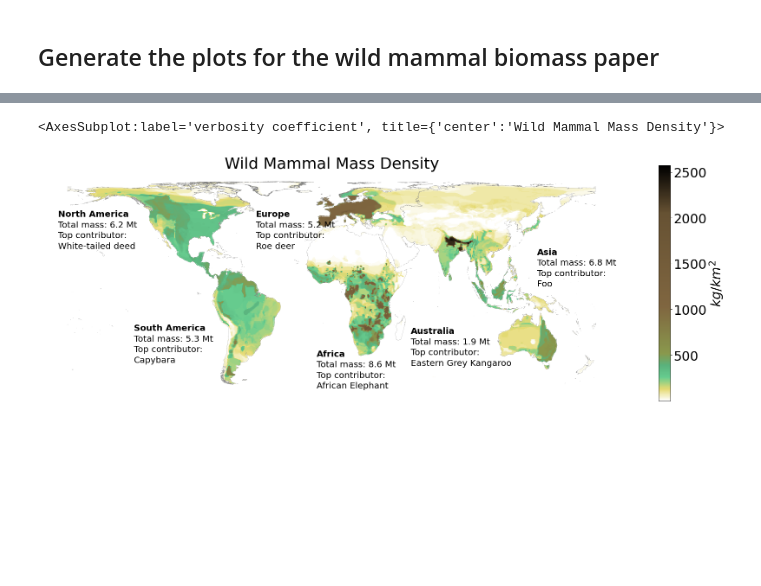
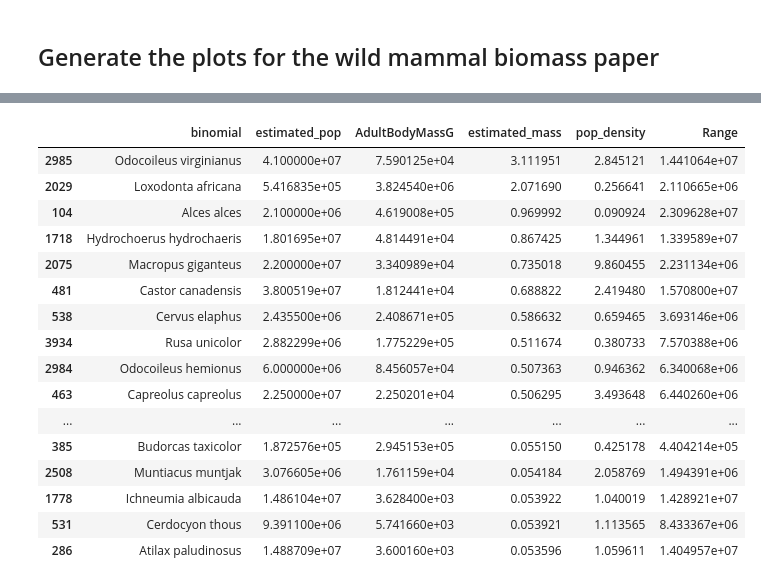
Before and after one commit to liorgreenspoon/land_mammal_biomass, a Jupyter notebook: Plots.ipynb, the cells around one changed output, grey strips where cells are left out. Drawn from its saved outputs; the diff is of its cells as text; code cells hidden in the pictures; blank space fills up the shorter version.

```diff
--- a/Plots.ipynb
+++ b/Plots.ipynb
@@ -20,6 +77,7 @@ font = {'weight': 'normal',
 plt.rc('font', **font)
 fig, ax = pyplot.subplots(1, 1)
 ax.axis('off')
+# path_effects=[pe.withStroke(linewidth=4, foreground="white")]
 # cmap = plt.cm.get_cmap('gist_earth').reversed()
 cmap = gen_custom_cmap()
 ax.set_label('verbosity coefficient')
@@ -27,14 +85,18 @@ ax.set_title('Wild Mammal Mass Density')
 base = gridded_mammal_mass.plot(column='total_mass_kg_km2' ,ax=ax, legend=True, cmap=cmap,
                          legend_kwds={'label': r"$kg/km^2$"})
 continents = ['North America','South America','Asia','Australia','Africa','Europe']
-top_conributors = ['White-tailed deed','Capybara','Foo','Eastern Grey Kangaroo','African Elephant','Roe deer']
+top_conributors = ['White-tailed deer','Capybara','Moose','Eastern Grey Kangaroo','African Elephant','Roe deer']
 total_mass = ['6.2','5.3','6.8','1.9','8.6','5.2']
-locations = [(-1.8*10**7,5*10**6),      #North America
-             (-1.3*10**7,-2.5*10**6),   #South America
-             (1.35*10**7,2.5*10**6),    #Asia
-             (0.52*10**7,-2.7*10**6),   #Australia
-             (-0.1*10**7,-4.2*10**6),   #Africa
-             (-0.5*10**7,5*10**6)     #Europe
+
+mult_x = 10**7
+mult_y = 10**6
+
+locations = [(-1.8*mult_x,5*mult_y),      #North America
+             (-1.4*mult_x,-0.0*mult_y),   #South America
+             (1.35*mult_x,2.5*mult_y),    #Asia
+             (1.52*mult_x,-4.7*mult_y),   #Australia
+             (-0.1*mult_x,-4.2*mult_y),   #Africa
+             (-0.5*mult_x,6.3*mult_y)       #Europe
             ]
 
 delta = (0,7*10**5)
@@ -47,8 +109,27 @@ for continent, loc, mass, species in zip(continents, locations, total_mass, top_
     base.annotate(text='Top contributor: ', xy=np.subtract(loc, np.multiply(delta,(1,2))), ha='left', size = 20)
     base.annotate(species, xy=np.subtract(loc, np.multiply(delta,(1,3))), ha='left', size = 20)
 
-
 continents_polygon.plot(ax=base, fc='none', ec='grey', linewidth=0.3)
-# %% [output]
-<AxesSubplot:label='verbosity coefficient', title={'center':'Wild Mammal Mass Density'}>
-[figure, removed]
+# %%
+foo = pd.read_csv('map_data/lior_results_2.csv')
+# %%
+pd.set_option('display.max_rows', 100)
+foo.sort_values(by = 'estimated_mass', ascending = False)[0:100]
+# %% [output]
+|  | binomial | estimated_pop | AdultBodyMassG | estimated_mass | pop_density | Range |
+| 2985 | Odocoileus virginianus | 4.100000e+07 | 7.590125e+04 | 3.111951 | 2.845121 | 1.441064e+07 |
+| 2029 | Loxodonta africana | 5.416835e+05 | 3.824540e+06 | 2.071690 | 0.256641 | 2.110665e+06 |
+| 104 | Alces alces | 2.100000e+06 | 4.619008e+05 | 0.969992 | 0.090924 | 2.309628e+07 |
+| 1718 | Hydrochoerus hydrochaeris | 1.801695e+07 | 4.814491e+04 | 0.867425 | 1.344961 | 1.339589e+07 |
+| 2075 | Macropus giganteus | 2.200000e+07 | 3.340989e+04 | 0.735018 | 9.860455 | 2.231134e+06 |
+| 481 | Castor canadensis | 3.800519e+07 | 1.812441e+04 | 0.688822 | 2.419480 | 1.570800e+07 |
+| 538 | Cervus elaphus | 2.435500e+06 | 2.408671e+05 | 0.586632 | 0.659465 | 3.693146e+06 |
+| 3934 | Rusa unicolor | 2.882299e+06 | 1.775229e+05 | 0.511674 | 0.380733 | 7.570388e+06 |
+| 2984 | Odocoileus hemionus | 6.000000e+06 | 8.456057e+04 | 0.507363 | 0.946362 | 6.340068e+06 |
+| 463 | Capreolus capreolus | 2.250000e+07 | 2.250201e+04 | 0.506295 | 3.493648 | 6.440260e+06 |
+| ... | ... | ... | ... | ... | ... | ... |
+| 385 | Budorcas taxicolor | 1.872576e+05 | 2.945153e+05 | 0.055150 | 0.425178 | 4.404214e+05 |
+| 2508 | Muntiacus muntjak | 3.076605e+06 | 1.761159e+04 | 0.054184 | 2.058769 | 1.494391e+06 |
+| 1778 | Ichneumia albicauda | 1.486104e+07 | 3.628400e+03 | 0.053922 | 1.040019 | 1.428921e+07 |
+| 531 | Cerdocyon thous | 9.391100e+06 | 5.741660e+03 | 0.053921 | 1.113565 | 8.433367e+06 |
+| 286 | Atilax paludinosus | 1.488709e+07 | 3.600160e+03 | 0.053596 | 1.059611 | 1.404957e+07 |
```
Also changed, not shown: parts of 1 cell of this notebook.
